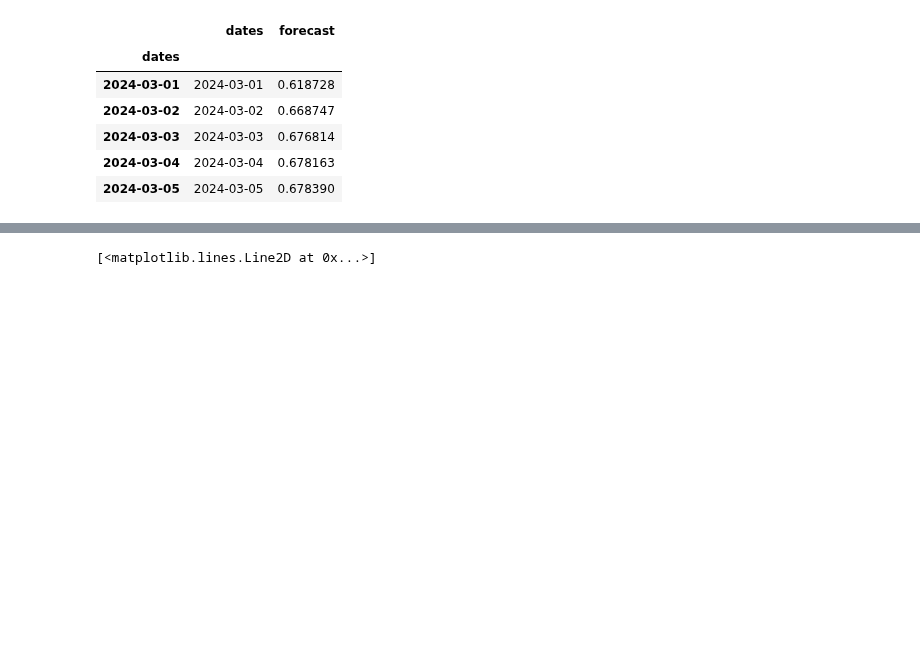
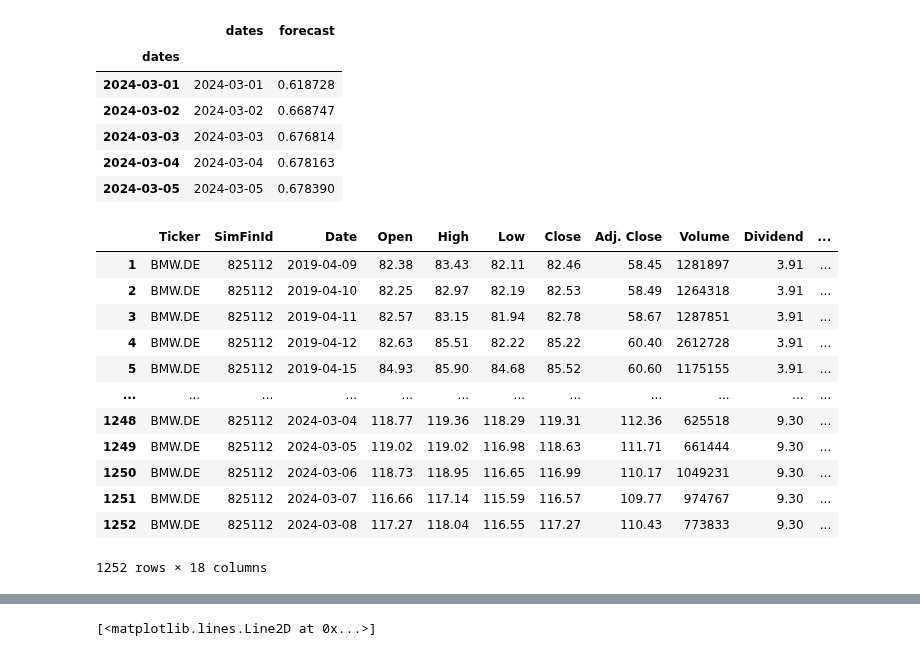
Before and after one commit to lucaluisadjei/pythongermanstocks, a Jupyter notebook: etl_v2.ipynb, the cells around one changed output, grey strips where cells are left out. Saved outputs shown, nothing was run; the diff lists cells and outputs as text; code cells hidden in the pictures; blank space fills up the shorter version.

```diff
--- a/etl_v2.ipynb
+++ b/etl_v2.ipynb
@@ -388,3 +395,20 @@ Name: 1246, dtype: float64
 | 2024-03-03 | 2024-03-03 | 0.676814 |
 | 2024-03-04 | 2024-03-04 | 0.678163 |
 | 2024-03-05 | 2024-03-05 | 0.678390 |
+# %%
+training_data['Date'].iloc[-1]
+bmw
+# %% [output]
+|  | Ticker | SimFinId | Date | Open | High | Low | Close | Adj. Close | Volume | Dividend | ... |
+| 1 | BMW.DE | 825112 | 2019-04-09 | 82.38 | 83.43 | 82.11 | 82.46 | 58.45 | 1281897 | 3.91 | ... |
+| 2 | BMW.DE | 825112 | 2019-04-10 | 82.25 | 82.97 | 82.19 | 82.53 | 58.49 | 1264318 | 3.91 | ... |
+| 3 | BMW.DE | 825112 | 2019-04-11 | 82.57 | 83.15 | 81.94 | 82.78 | 58.67 | 1287851 | 3.91 | ... |
+| 4 | BMW.DE | 825112 | 2019-04-12 | 82.63 | 85.51 | 82.22 | 85.22 | 60.40 | 2612728 | 3.91 | ... |
+| 5 | BMW.DE | 825112 | 2019-04-15 | 84.93 | 85.90 | 84.68 | 85.52 | 60.60 | 1175155 | 3.91 | ... |
+| ... | ... | ... | ... | ... | ... | ... | ... | ... | ... | ... | ... |
+| 1248 | BMW.DE | 825112 | 2024-03-04 | 118.77 | 119.36 | 118.29 | 119.31 | 112.36 | 625518 | 9.30 | ... |
+| 1249 | BMW.DE | 825112 | 2024-03-05 | 119.02 | 119.02 | 116.98 | 118.63 | 111.71 | 661444 | 9.30 | ... |
+| 1250 | BMW.DE | 825112 | 2024-03-06 | 118.73 | 118.95 | 116.65 | 116.99 | 110.17 | 1049231 | 9.30 | ... |
+| 1251 | BMW.DE | 825112 | 2024-03-07 | 116.66 | 117.14 | 115.59 | 116.57 | 109.77 | 974767 | 9.30 | ... |
+| 1252 | BMW.DE | 825112 | 2024-03-08 | 117.27 | 118.04 | 116.55 | 117.27 | 110.43 | 773833 | 9.30 | ... |
+1252 rows × 18 columns
```
Also changed, not shown: parts of 3 cells of this notebook.
